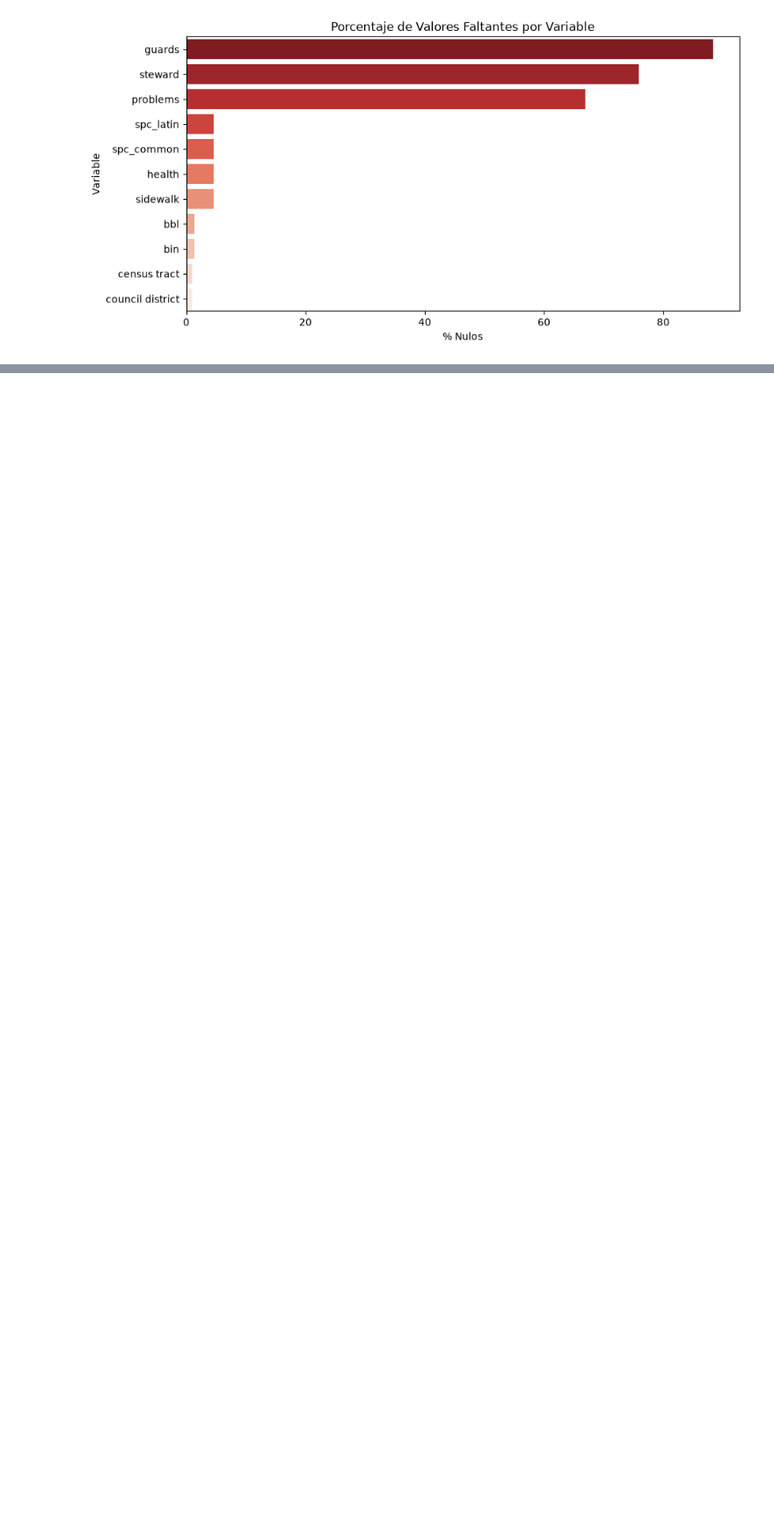
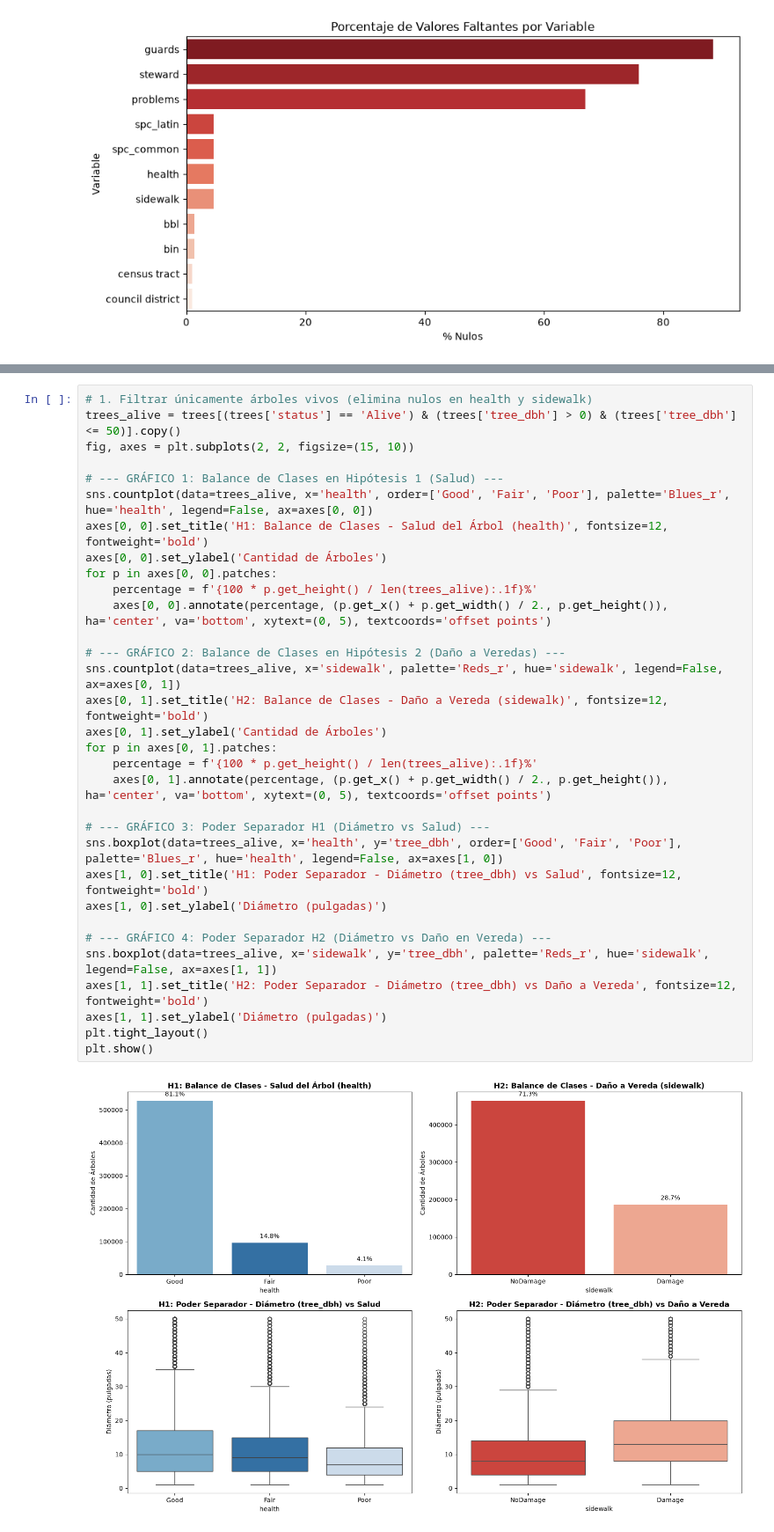
Before and after one commit to EnzoFer/YPF-curso-Data-Science, a Jupyter notebook: Final/Final.ipynb, the cells around one changed output, grey strips where cells are left out. Shown at 88% size. Cells and saved outputs as stored; diff of their text form; blank space fills up the shorter version.

```diff
--- a/Final/Final.ipynb
+++ b/Final/Final.ipynb
@@ -121,0 +128,34 @@ plt.show()
+# %%
+# 1. Filtrar únicamente árboles vivos (elimina nulos en health y sidewalk)
+trees_alive = trees[(trees['status'] == 'Alive') & (trees['tree_dbh'] > 0) & (trees['tree_dbh'] <= 50)].copy()
+fig, axes = plt.subplots(2, 2, figsize=(15, 10))
+
+# --- GRÁFICO 1: Balance de Clases en Hipótesis 1 (Salud) ---
+sns.countplot(data=trees_alive, x='health', order=['Good', 'Fair', 'Poor'], palette='Blues_r', hue='health', legend=False, ax=axes[0, 0])
+axes[0, 0].set_title('H1: Balance de Clases - Salud del Árbol (health)', fontsize=12, fontweight='bold')
+axes[0, 0].set_ylabel('Cantidad de Árboles')
+for p in axes[0, 0].patches:
+    percentage = f'{100 * p.get_height() / len(trees_alive):.1f}%'
+    axes[0, 0].annotate(percentage, (p.get_x() + p.get_width() / 2., p.get_height()), ha='center', va='bottom', xytext=(0, 5), textcoords='offset points')
+
+# --- GRÁFICO 2: Balance de Clases en Hipótesis 2 (Daño a Veredas) ---
+sns.countplot(data=trees_alive, x='sidewalk', palette='Reds_r', hue='sidewalk', legend=False, ax=axes[0, 1])
+axes[0, 1].set_title('H2: Balance de Clases - Daño a Vereda (sidewalk)', fontsize=12, fontweight='bold')
+axes[0, 1].set_ylabel('Cantidad de Árboles')
+for p in axes[0, 1].patches:
+    percentage = f'{100 * p.get_height() / len(trees_alive):.1f}%'
+    axes[0, 1].annotate(percentage, (p.get_x() + p.get_width() / 2., p.get_height()), ha='center', va='bottom', xytext=(0, 5), textcoords='offset points')
+
+# --- GRÁFICO 3: Poder Separador H1 (Diámetro vs Salud) ---
+sns.boxplot(data=trees_alive, x='health', y='tree_dbh', order=['Good', 'Fair', 'Poor'], palette='Blues_r', hue='health', legend=False, ax=axes[1, 0])
+axes[1, 0].set_title('H1: Poder Separador - Diámetro (tree_dbh) vs Salud', fontsize=12, fontweight='bold')
+axes[1, 0].set_ylabel('Diámetro (pulgadas)')
+
+# --- GRÁFICO 4: Poder Separador H2 (Diámetro vs Daño en Vereda) ---
+sns.boxplot(data=trees_alive, x='sidewalk', y='tree_dbh', palette='Reds_r', hue='sidewalk', legend=False, ax=axes[1, 1])
+axes[1, 1].set_title('H2: Poder Separador - Diámetro (tree_dbh) vs Daño a Vereda', fontsize=12, fontweight='bold')
+axes[1, 1].set_ylabel('Diámetro (pulgadas)')
+plt.tight_layout()
+plt.show()
+# %% [output]
+[figure, added]
```
Also changed, not shown: parts of 15 cells of this notebook, 9 other files.
